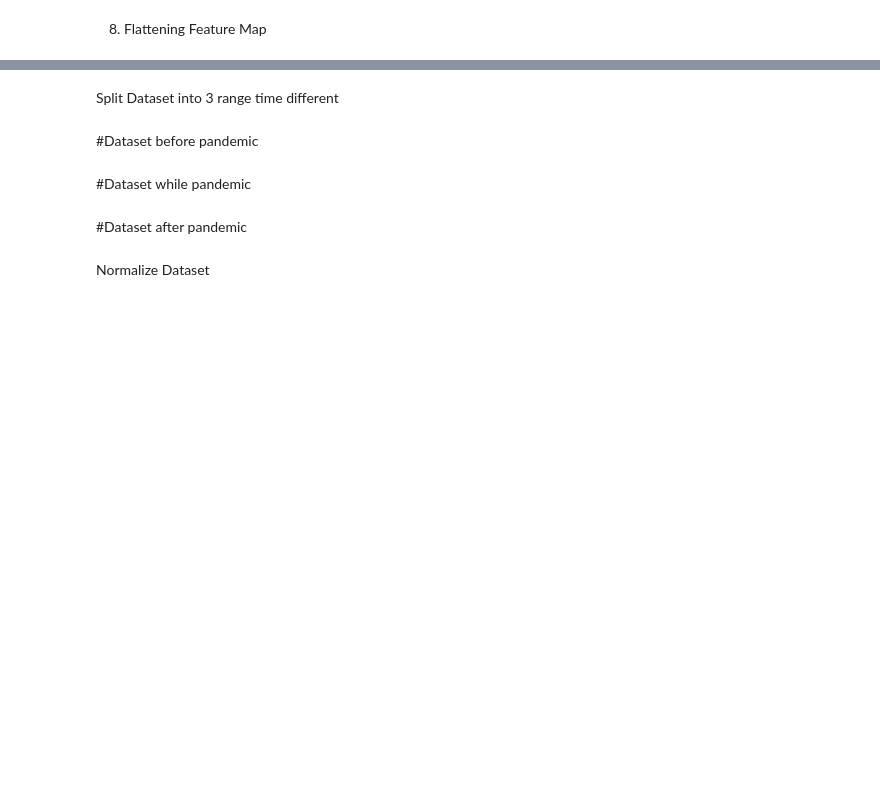
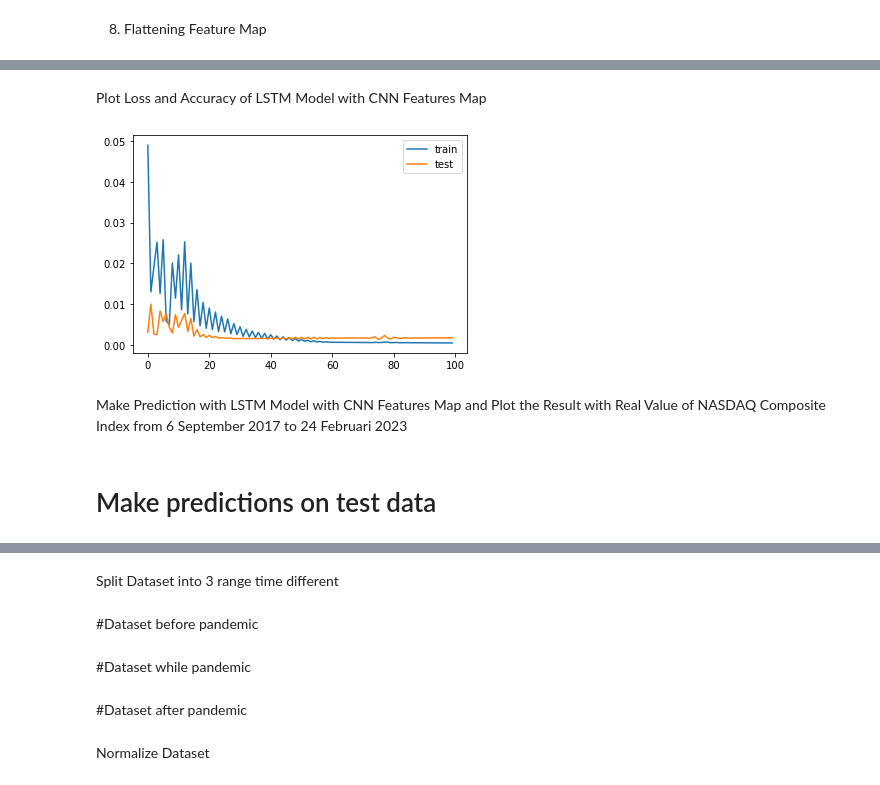
Before and after one commit to mdafaardiansyah/forecasting-stocks-CNN-LSTM, a Jupyter notebook: ForecastingStocksPriceCNNLSTM.ipynb, the cells around one changed output, grey strips where cells are left out. Drawn from its saved outputs; the diff is of its cells as text; code cells hidden in the pictures; blank space fills up the shorter version.

Commit message:
Experiment All Data Done

```diff
--- a/ForecastingStocksPriceCNNLSTM.ipynb
+++ b/ForecastingStocksPriceCNNLSTM.ipynb
@@ -112,2 +119,5 @@ array([[0.0138385 ],
 # %% [markdown]
 6. Create Data Train
+# %%
+x_train = np.reshape(x_train, (x_train.shape[0], x_train.shape[1], 1))
+x_train.shape
@@ -114,2 +126,12 @@ array([[0.0138385 ],
 # %% [markdown]
 7. Ekstraksi Fitur dengan CNN
+# %%
+from keras.layers import Conv1D, MaxPooling1D, Flatten
+model = Sequential()
+model.add(Conv1D(filters=64, kernel_size=2, activation='relu', input_shape=(60, 1)))
+model.add(MaxPooling1D(pool_size=2))
+model.add(Flatten())
+model.add(Dense(50, activation='relu'))
+model.add(Dense(1))
+model.compile(optimizer='adam', loss='mse')
+model.fit(x_train, y_train, epochs=10, batch_size=64)
@@ -116,2 +160,11 @@ array([[0.0138385 ],
 # %% [markdown]
 8. Flattening Feature Map
+# %%
+model = Sequential()
+model.add(Conv1D(filters=64, kernel_size=2, activation='relu', input_shape=(60, 1)))
+model.add(MaxPooling1D(pool_size=2))
+model.add(Flatten())
+model.add(Dense(50, activation='relu'))
+model.add(Dense(1))
+model.compile(optimizer='adam', loss='mse')
+model.fit(x_train, y_train, epochs=10, batch_size=64)
@@ -117,0 +195,8 @@ array([[0.0138385 ],
+# %%
+LSTM_model = Sequential()
+LSTM_model.add(Conv1D(filters=64, kernel_size=2, activation='relu', input_shape=(60, 1)))
+LSTM_model.add(MaxPooling1D(pool_size=2))
+LSTM_model.add(LSTM(50, activation='relu'))
+LSTM_model.add(Dense(1))
+LSTM_model.compile(optimizer='adam', loss='mse', metrics=['accuracy'], )
+LSTM_model.fit(x_train, y_train, epochs=100, batch_size=64, verbose=1, shuffle=False, validation_split=0.2,use_multiprocessing=True, workers=6, max_queue_size=20)
@@ -117,0 +222,12 @@ array([[0.0138385 ],
+# %% [markdown]
+Plot Loss and Accuracy of LSTM Model with CNN Features Map
+# %%
+import matplotlib.pyplot as plt
+plt.plot(LSTM_model.history.history['loss'], label='train')
+plt.plot(LSTM_model.history.history['val_loss'], label='test')
+plt.legend()
+plt.show()
+# %% [output]
+[figure, added]
+# %% [markdown]
+Make Prediction with LSTM Model with CNN Features Map and Plot the Result with Real Value of NASDAQ Composite Index from 6 September 2017 to 24 Februari 2023
@@ -117,0 +245,2 @@ array([[0.0138385 ],
+# %% [markdown]
+# Make predictions on test data
```
Also changed, not shown: parts of 14 cells of this notebook.
